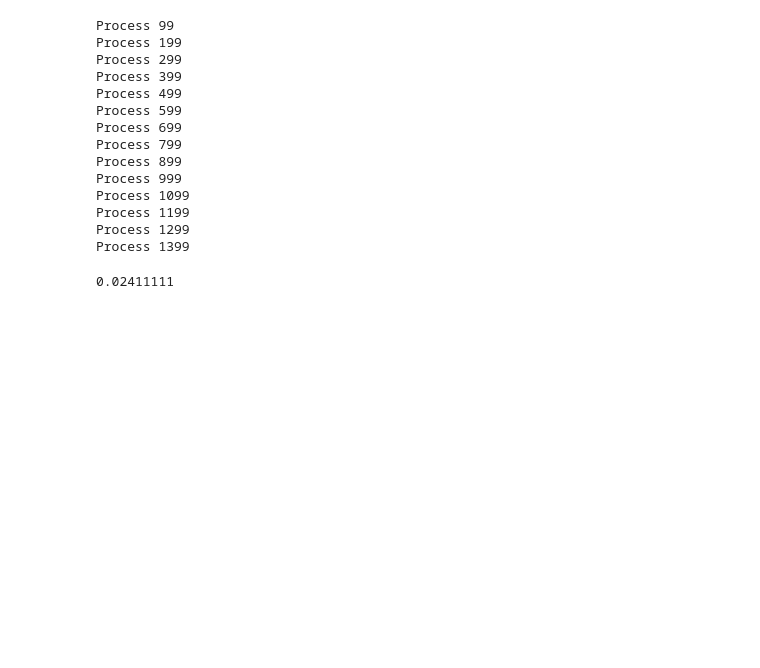
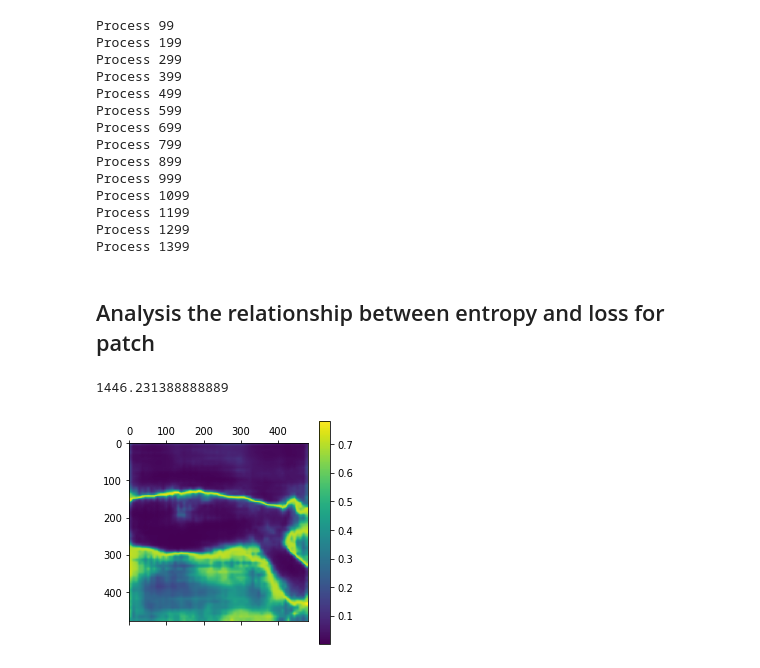
Before and after one commit to susanbao/ViT-pytorch, a Jupyter notebook: inference_patch_loss.ipynb, the cells around one changed output. Cells and saved outputs as stored; diff of their text form; code cells hidden in the pictures; blank space fills up the shorter version.

```diff
--- a/inference_patch_loss.ipynb
+++ b/inference_patch_loss.ipynb
@@ -80,4 +114,18 @@ estimated_loss = estimated_loss.numpy()
-# %%
-estimated_loss.mean()
-# %% [output]
-0.02411111
+# %% [markdown]
+## Analysis the relationship between entropy and loss for patch
+# %%
+5206433 / 3600
+# %% [output]
+1446.231388888889
+# %%
+image_index = 88
+feature_dir = "/workspace/pytorch-segmentation/pro_data/PSPNet_VOC/val/output/"
+file_name = str(image_index // 8) + ".npy"
+image_loc = image_index % 8
+one_result = np_read_with_tensor_output(feature_dir + file_name)
+feature = one_result[image_loc]
+feature = F.softmax(feature, dim=0)
+entropy = torch.sum(torch.mul(-feature, torch.log(feature + 1e-20)), dim=0).unsqueeze(dim=0)
+display(entropy[0])
+# %% [output]
+[figure, added]
```
Also changed, not shown: parts of 13 cells of this notebook, 5 other files.
